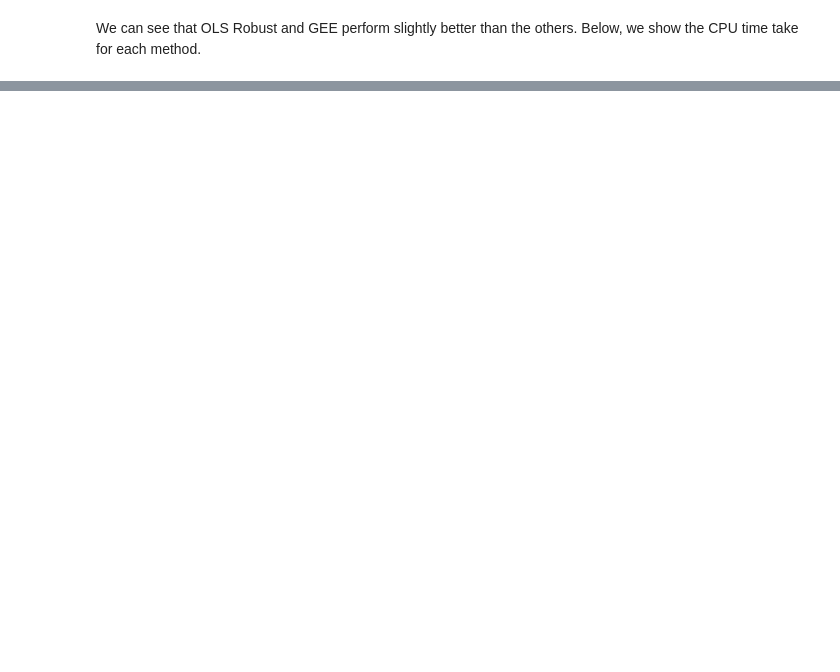
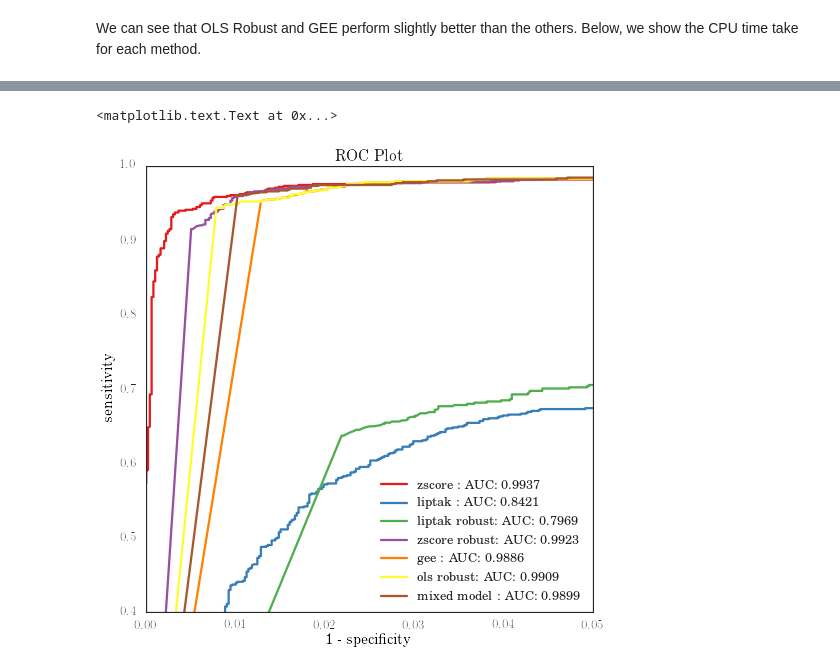
Before and after one commit to brentp/crystal, a Jupyter notebook: notebooks/crystal-methods-evaluation.ipynb, the cells around one changed output, grey strips where cells are left out. Saved outputs shown, nothing was run; the diff lists cells and outputs as text; code cells hidden in the pictures; blank space fills up the shorter version.

```diff
--- a/notebooks/crystal-methods-evaluation.ipynb
+++ b/notebooks/crystal-methods-evaluation.ipynb
@@ -183,4 +182,0 @@ for chrom in range(1, 21):
-# %%
-from sklearn.metrics import roc_curve, auc
-fpr, tpr, _ = roc_curve(([1] * len(true_clusters)) + ([0] * len(false_clusters)),
-                        y_score[:, i])
@@ -186,0 +189,32 @@ fpr, tpr, _ = roc_curve(([1] * len(true_clusters)) + ([0] * len(false_clusters))
+# %%
+from sklearn.metrics import roc_curve, auc
+
+def roc_result(results, cutoff=0.05):
+    fig, ax = plt.subplots(1, figsize=(8, 8))
+    tpr = [None] * len(methods)
+    fpr = [None] * len(methods)
+    shapes = []
+    for i, m in enumerate(methods):
+
+        truth = np.array([1] * len(true_clusters) + [0] * len(false_clusters))
+        vals = 1 - results.ix[i, 'ps']
+        truth = truth[~np.isnan(vals)]
+        vals = vals[~np.isnan(vals)]
+        fpr[i], tpr[i], _ = roc_curve(truth, vals)
+
+        label = (results.ix[i, 'method'] + (": AUC: %.4f" % auc(fpr[i], tpr[i]))).replace("_cluster", " ").replace("_", " ")
+        ax.plot(fpr[i][fpr[i] < cutoff], tpr[i][fpr[i] < cutoff], label=label,
+                        markersize=1, color=colors[i])
+        #shapes.append(next(shape))
+
+    ax.legend(loc='best')
+    ax.set_ylim(0.4, 1)
+    ax.set_xlim(0, cutoff)
+    ax.set_xlabel("1 - specificity")
+    ax.set_ylabel("sensitivity")
+    return fig, ax
+fig, ax = roc_result(results, cutoff)
+ax.set_title('ROC Plot')
+# %% [output]
+<matplotlib.text.Text at 0x...>
+[figure, added]
```
Also changed, not shown: parts of 10 cells of this notebook.
